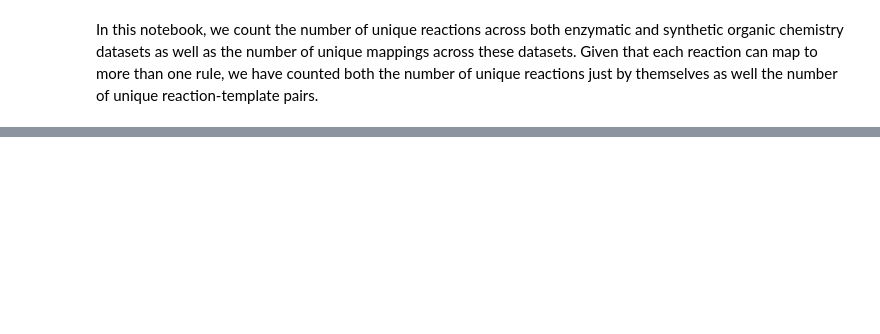
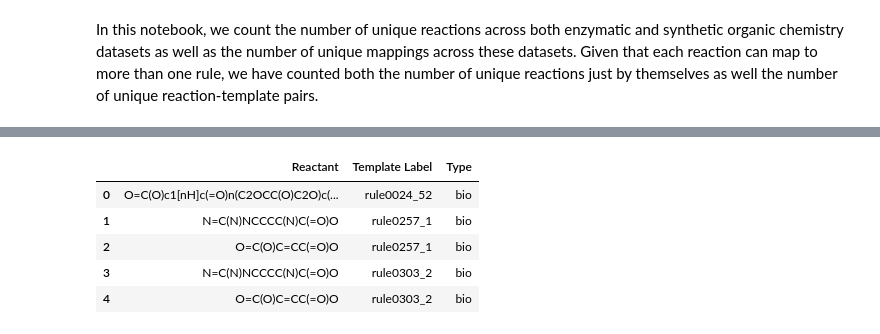
Before and after one commit to yashchainani21/RL_agents_for_retrosynthesis, a Jupyter notebook: notebooks/01_EDA_on_mapped_reactions.ipynb, the cells around one changed output, grey strips where cells are left out. Drawn from its saved outputs; the diff is of its cells as text; code cells hidden in the pictures; blank space fills up the shorter version.

```diff
--- a/notebooks/01_EDA_on_mapped_reactions.ipynb
+++ b/notebooks/01_EDA_on_mapped_reactions.ipynb
@@ -79,0 +145,9 @@ plt.show()
+# %%
+combined_reactant_template_pairs_df.head(5)
+# %% [output]
+|  | Reactant | Template Label | Type |
+| 0 | O=C(O)c1[nH]c(=O)n(C2OCC(O)C2O)c(... | rule0024_52 | bio |
+| 1 | N=C(N)NCCCC(N)C(=O)O | rule0257_1 | bio |
+| 2 | O=C(O)C=CC(=O)O | rule0257_1 | bio |
+| 3 | N=C(N)NCCCC(N)C(=O)O | rule0303_2 | bio |
+| 4 | O=C(O)C=CC(=O)O | rule0303_2 | bio |
```
Also changed, not shown: parts of 8 cells of this notebook.
